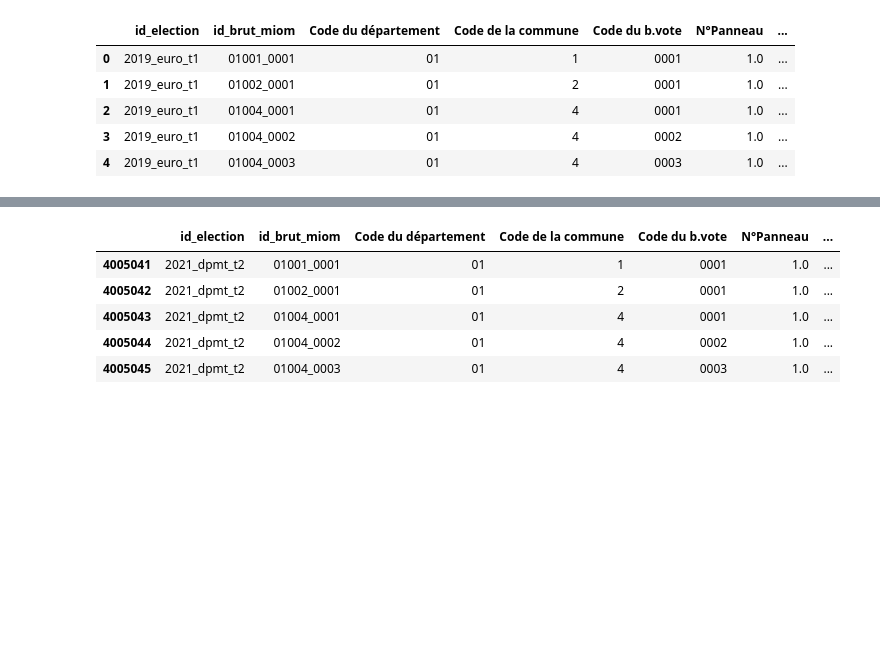
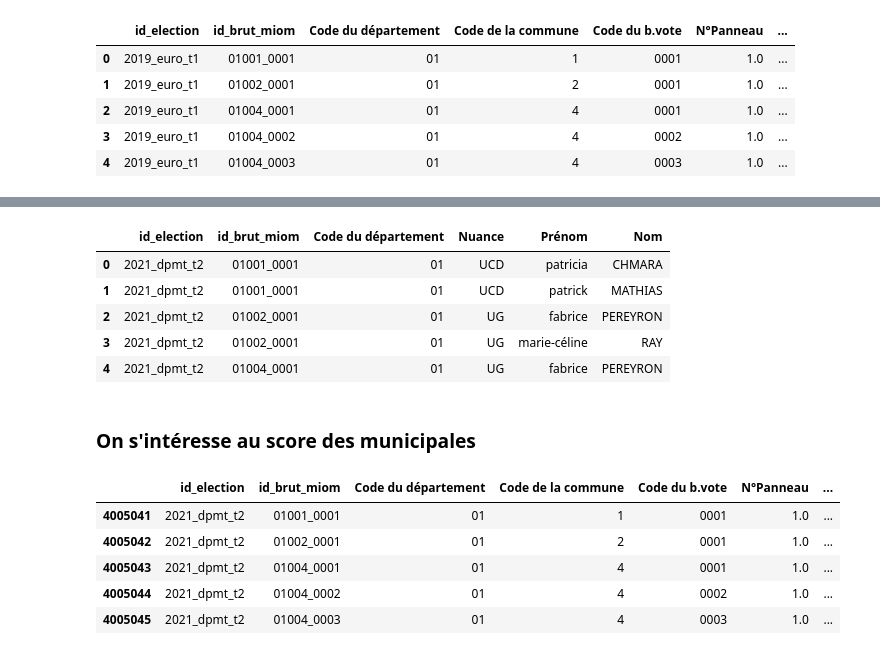
Before and after one commit to xdalp/projet3A, a Jupyter notebook: vote.ipynb, the cells around one changed output, grey strips where cells are left out. Saved outputs shown, nothing was run; the diff lists cells and outputs as text; code cells hidden in the pictures; blank space fills up the shorter version.

```diff
--- a/vote.ipynb
+++ b/vote.ipynb
@@ -80,3 +81,17 @@ election_dep.head()
+# %%
+election_dep_long.rename(columns={'prenom': 'Prénom'}, inplace=True)
+election_dep_long.rename(columns={'nom': 'Nom'}, inplace=True)
+liste_candidats_nuance_hors_muni = pd.concat([election_dep_long, election_hors_dep_et_muni], ignore_index=True)
+liste_candidats_nuance_hors_muni.head()
+# %% [output]
+|  | id_election | id_brut_miom | Code du département | Nuance | Prénom | Nom |
+| 0 | 2021_dpmt_t2 | 01001_0001 | 01 | UCD | patricia | CHMARA |
+| 1 | 2021_dpmt_t2 | 01001_0001 | 01 | UCD | patrick | MATHIAS |
+| 2 | 2021_dpmt_t2 | 01002_0001 | 01 | UG | fabrice | PEREYRON |
+| 3 | 2021_dpmt_t2 | 01002_0001 | 01 | UG | marie-céline | RAY |
+| 4 | 2021_dpmt_t2 | 01004_0001 | 01 | UG | fabrice | PEREYRON |
+# %% [markdown]
+### On s'intéresse au score des municipales
 # %%
 donnees_restreintes_muni = all_elections[all_elections["id_election"].str.contains("muni", case=False, na=False)]
 donnees_restreintes_muni.head()
```
Also changed, not shown: parts of 5 cells of this notebook.
